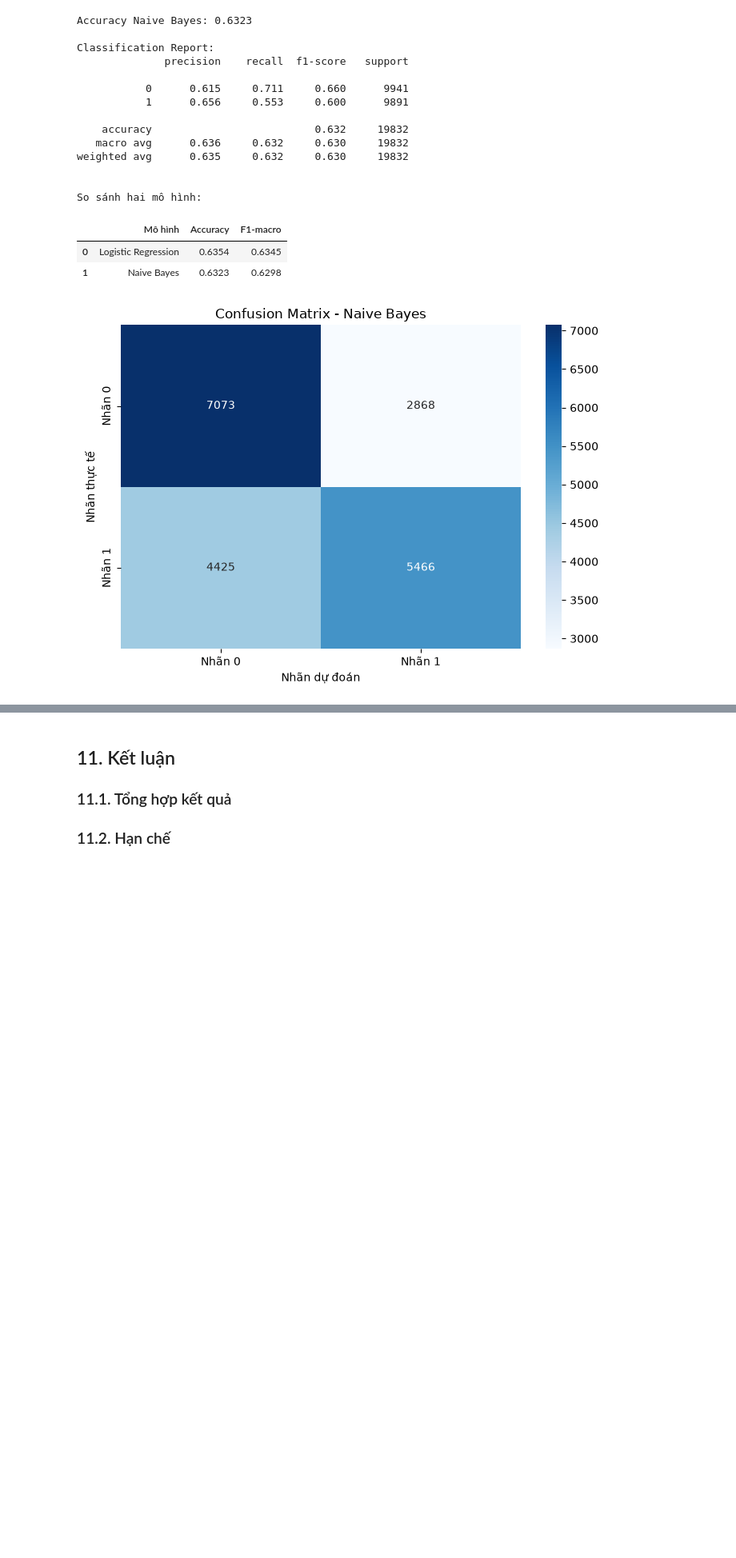
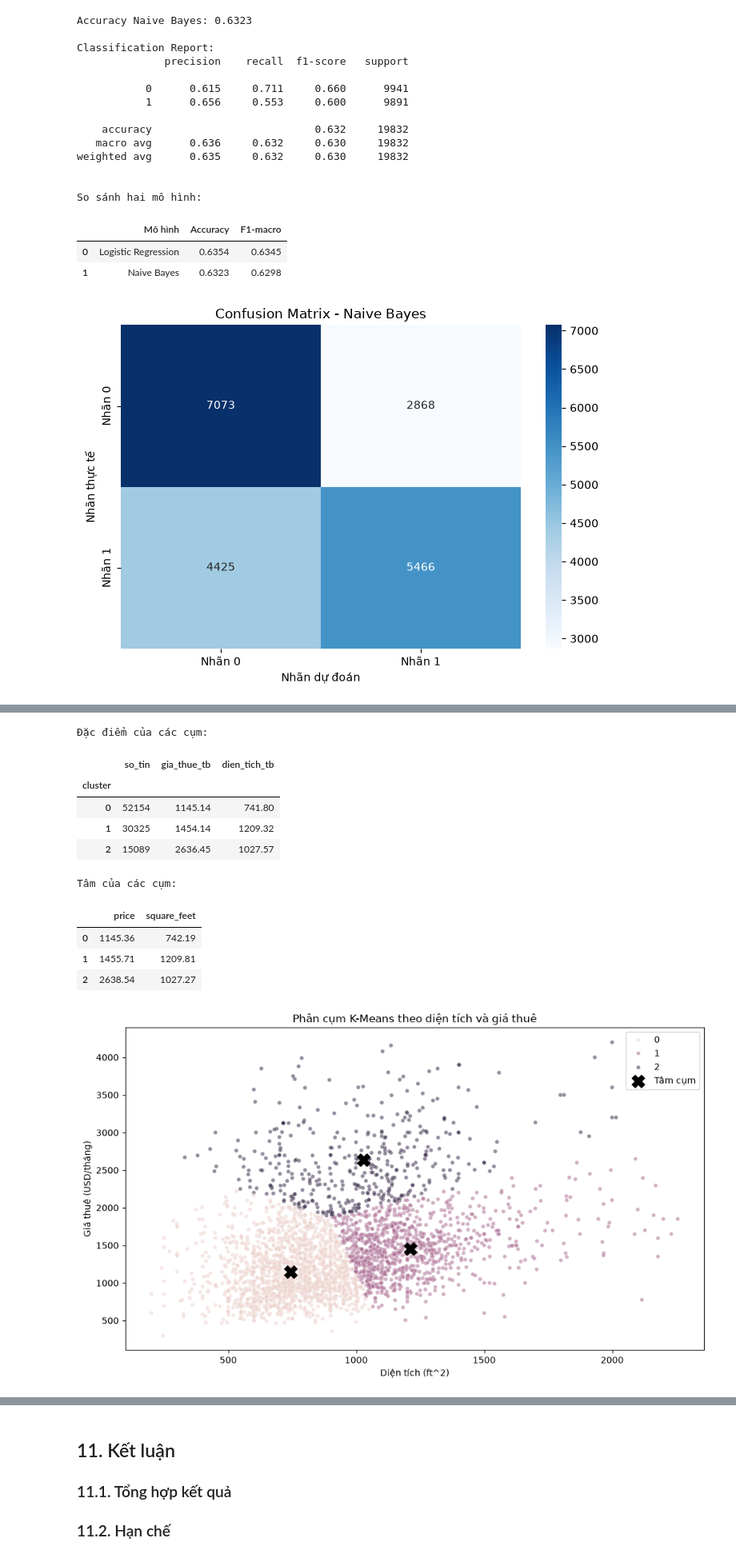
Before and after one commit to 1amBlake/apartment-rental-analysis-iuh, a Jupyter notebook: notebooks/apartment_retal_analysis.ipynb, the cells around one changed output, grey strips where cells are left out. Shown at 80% size. Drawn from its saved outputs; the diff is of its cells as text; code cells hidden in the pictures; blank space fills up the shorter version.

```diff
--- a/notebooks/apartment_retal_analysis.ipynb
+++ b/notebooks/apartment_retal_analysis.ipynb
@@ -2030,0 +2124,80 @@ Nhìn chung, cả hai thuật toán đều thực hiện được bài toán ph
+# %%
+
+import seaborn as sns
+
+k_selected = 3
+
+model_kmeans = KMeans(
+    n_clusters=k_selected,
+    random_state=42,
+    n_init=10
+)
+
+df_kmeans["cluster"] = model_kmeans.fit_predict(X_kmeans)
+
+df_cluster_summary = df_kmeans.groupby("cluster").agg(
+    so_tin=("price", "size"),
+    gia_thue_tb=("price", "mean"),
+    dien_tich_tb=("square_feet", "mean")
+)
+
+print("Đặc điểm của các cụm:")
+display(df_cluster_summary.round(2))
+
+centers = scaler_kmeans.inverse_transform(
+    model_kmeans.cluster_centers_
+)
+
+df_centers = pd.DataFrame(
+    centers,
+    columns=["price", "square_feet"]
+)
+
+print("Tâm của các cụm:")
+display(df_centers.round(2))
+
+df_kmeans_plot = df_kmeans.sample(
+    n=min(3000, len(df_kmeans)),
+    random_state=42
+)
+
+plt.figure(figsize=(10, 6))
+
+sns.scatterplot(
+    data=df_kmeans_plot,
+    x="square_feet",
+    y="price",
+    hue="cluster",
+    alpha=0.5,
+    s=20
+)
+
+plt.scatter(
+    centers[:, 1],
+    centers[:, 0],
+    marker="X",
+    s=200,
+    color="black",
+    label="Tâm cụm"
+)
+
+plt.title("Phân cụm K-Means theo diện tích và giá thuê")
+plt.xlabel("Diện tích (ft^2)")
+plt.ylabel("Giá thuê (USD/tháng)")
+plt.legend()
+
+plt.tight_layout()
+plt.show()
+# %% [output]
+Đặc điểm của các cụm:
+|  | so_tin | gia_thue_tb | dien_tich_tb |
+| cluster |  |  |  |
+| 0 | 52154 | 1145.14 | 741.80 |
+| 1 | 30325 | 1454.14 | 1209.32 |
+| 2 | 15089 | 2636.45 | 1027.57 |
+Tâm của các cụm:
+|  | price | square_feet |
+| 0 | 1145.36 | 742.19 |
+| 1 | 1455.71 | 1209.81 |
+| 2 | 2638.54 | 1027.27 |
+[figure, added]
```
Also changed, not shown: parts of 26 cells of this notebook.
